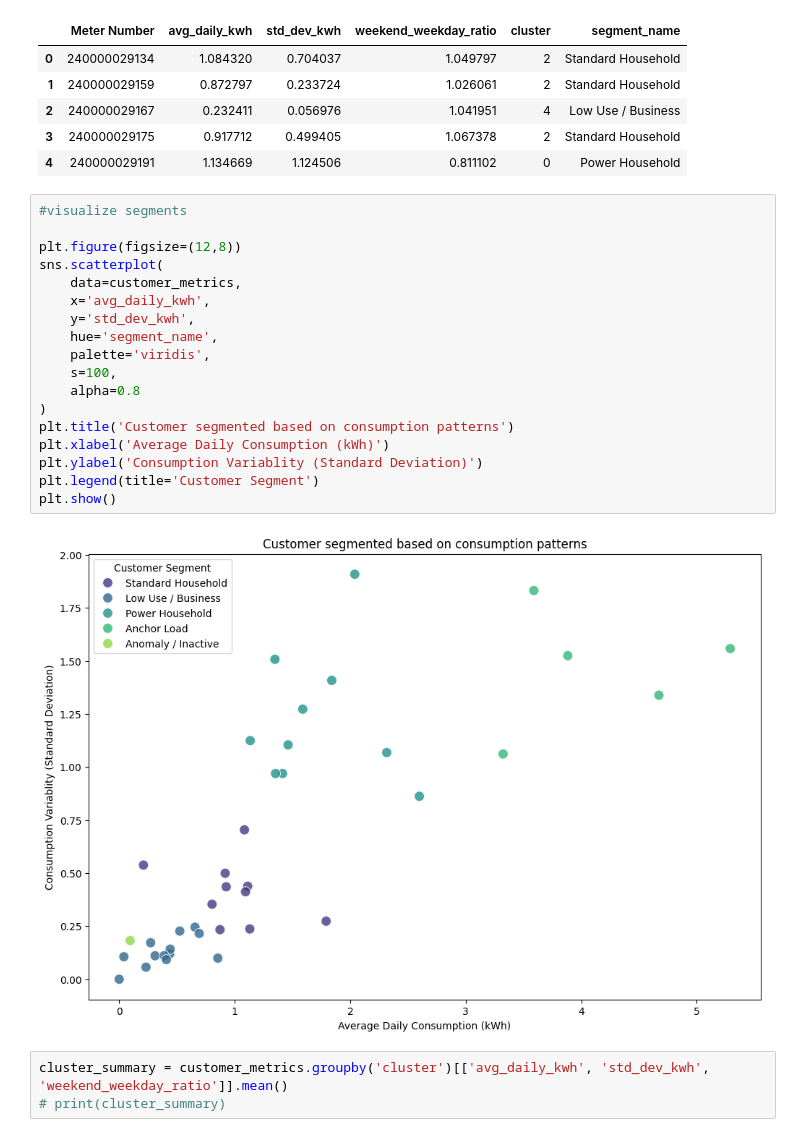
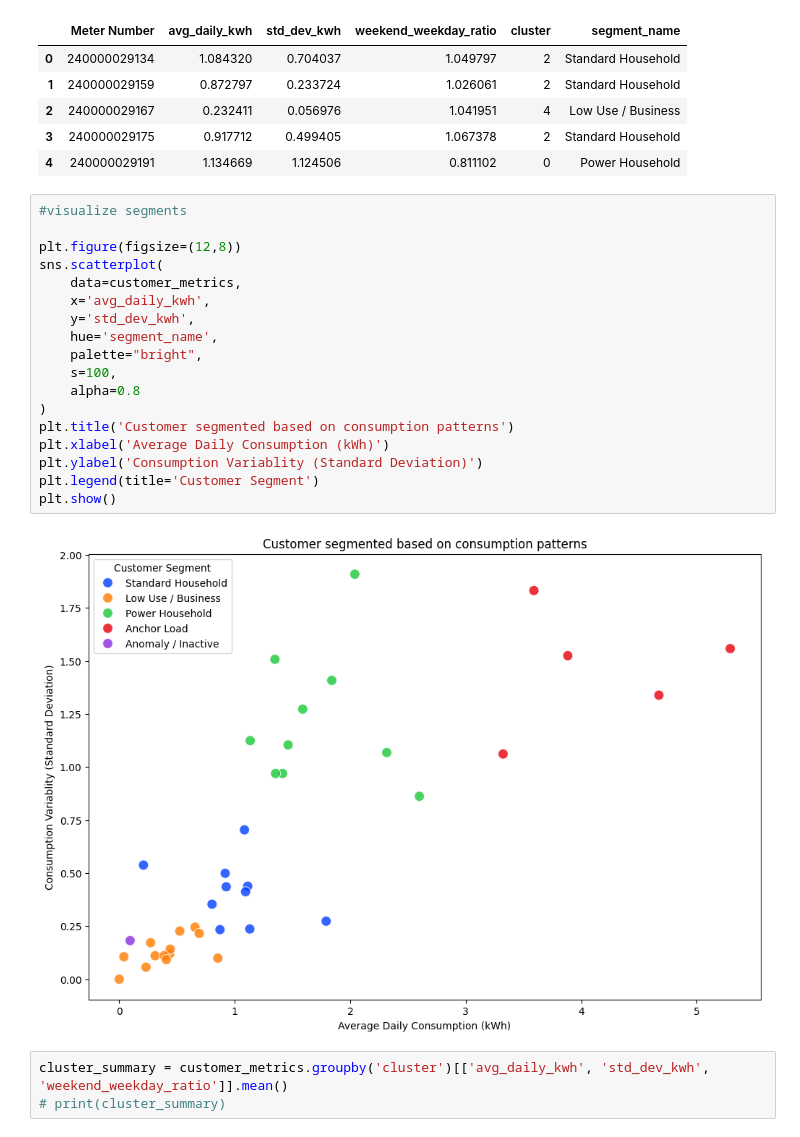
Before and after one commit to MrCupid75/Onaa-Mini-Grid-Customer-Segmentation, a Jupyter notebook: Daily Electricity Usage/main.ipynb, the cells around one changed output. Saved outputs shown, nothing was run; the diff lists cells and outputs as text.

Commit message:
changed colors of plot

```diff
--- a/Daily Electricity Usage/main.ipynb
+++ b/Daily Electricity Usage/main.ipynb
@@ -161,23 +161,23 @@ customer_metrics.head()
 # %%
 #visualize segments
 
 plt.figure(figsize=(12,8))
 sns.scatterplot(
     data=customer_metrics,
     x='avg_daily_kwh',
     y='std_dev_kwh',
     hue='segment_name',
-    palette='viridis',
+    palette="bright",
     s=100,
     alpha=0.8
 )
 plt.title('Customer segmented based on consumption patterns')
 plt.xlabel('Average Daily Consumption (kWh)')
 plt.ylabel('Consumption Variablity (Standard Deviation)')
 plt.legend(title='Customer Segment')
 plt.show()
 # %% [output]
-[figure, old version]
+[figure, new version]
 # %%
 cluster_summary = customer_metrics.groupby('cluster')[['avg_daily_kwh', 'std_dev_kwh', 'weekend_weekday_ratio']].mean()
 # print(cluster_summary)
```
